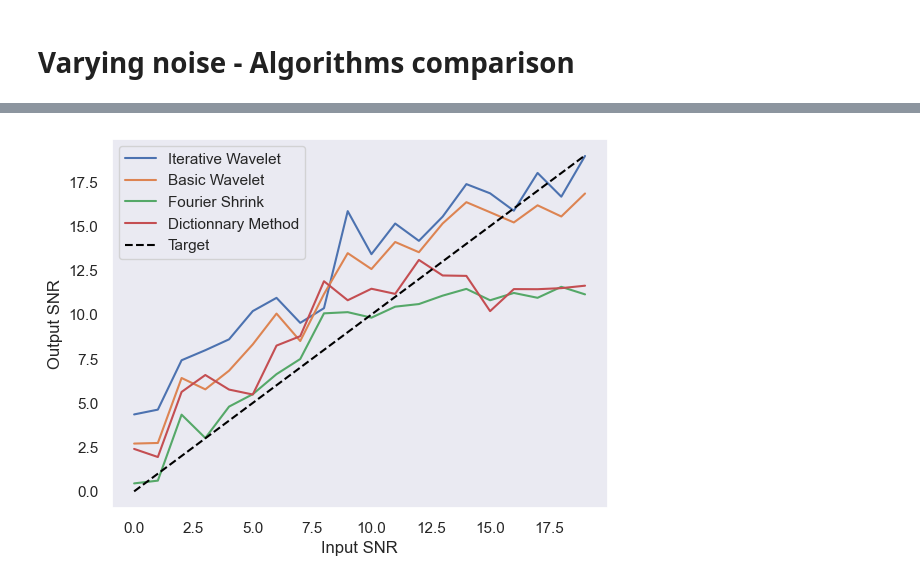
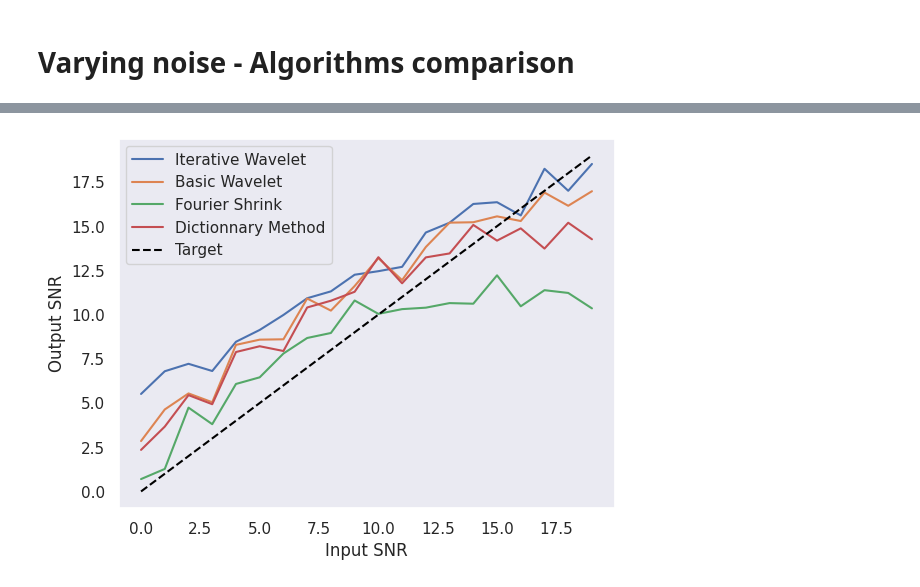
Before and after one commit to meilame-tayebjee/Wavelet-Denoising, a Jupyter notebook: ECG-noising-denoising.ipynb, the cells around one changed output, grey strips where cells are left out. Saved outputs shown, nothing was run; the diff lists cells and outputs as text; code cells hidden in the pictures.

```diff
--- a/ECG-noising-denoising.ipynb
+++ b/ECG-noising-denoising.ipynb
@@ -479,7 +479,7 @@ df = pd.DataFrame(data)
 df = df[df['target'] == b'1'].copy() #keep only the first class
 df.drop('target', axis=1, inplace=True) #drop the class number
 
-i = 19
+i = 53
 line = df.iloc[i]
 
 line = line.astype(float).tolist()
@@ -544,6 +544,6 @@ res_df
 # %%
 for i in range(len(lines_name)):
-    plt.plot(list_SNR, res_df.iloc[i,:], label = lines_name[i])
+    plt.plot(list_SNR, res_df.iloc[i,:].values, label = lines_name[i])
 plt.legend()
 plt.xlabel("Input SNR")
 plt.ylabel("RMSE")
@@ -623,7 +623,7 @@ df = pd.DataFrame(data)
 df = df[df['target'] == b'1'].copy() #keep only the first class
 df.drop('target', axis=1, inplace=True) #drop the class number
 
-i = 16
+i = 7
 line = df.iloc[i]
 
 line = line.astype(float).tolist()
@@ -688,6 +688,6 @@ res_df
 # %%
 for i in range(len(lines_name)):
-    plt.plot(list_SNR, res_df.iloc[i,:], label = lines_name[i])
+    plt.plot(list_SNR, res_df.iloc[i,:].values, label = lines_name[i])
 plt.legend()
 plt.xlabel("Input SNR")
 plt.ylabel("RMSE")
@@ -747,11 +747,11 @@ res_df
 # %%
 for i in range(len(lines_name)):
-    plt.plot(list_SNR, res_df.iloc[i,:], label = lines_name[i])
+    plt.plot(list_SNR, res_df.iloc[i,:].values, label = lines_name[i])
 
 plt.plot(list_SNR, list_SNR, label = "Target", linestyle = "--", color = "black")
 plt.legend()
 plt.xlabel("Input SNR")
 plt.ylabel("Output SNR")
 plt.show()
 # %% [output]
-[figure, old version]
+[figure, new version]
```
Also changed, not shown: parts of 23 cells of this notebook, 3 other files.
